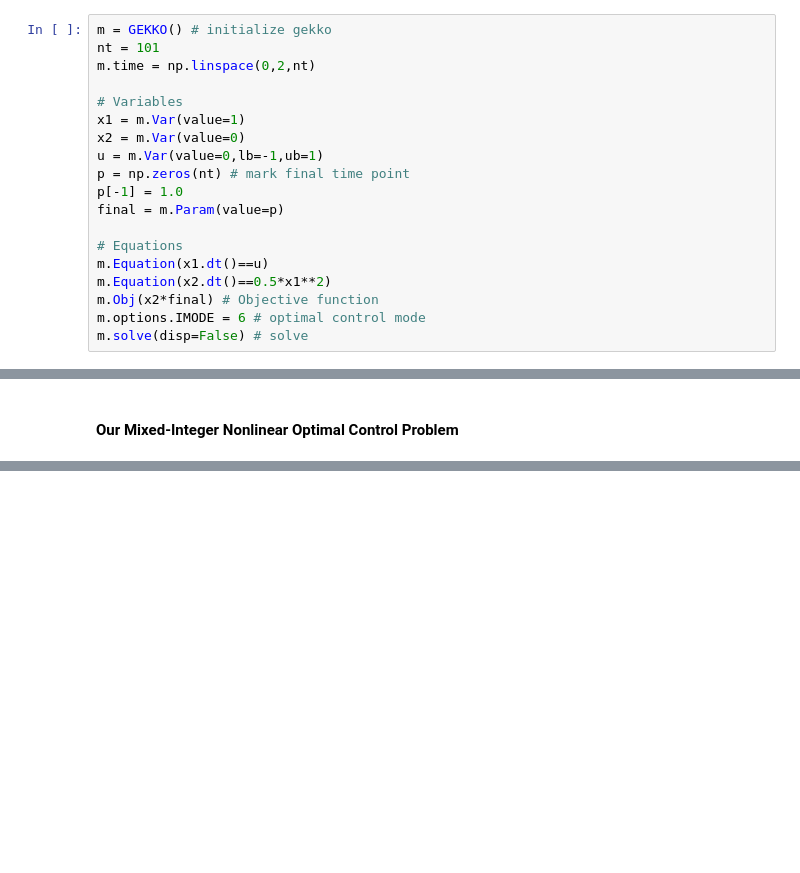
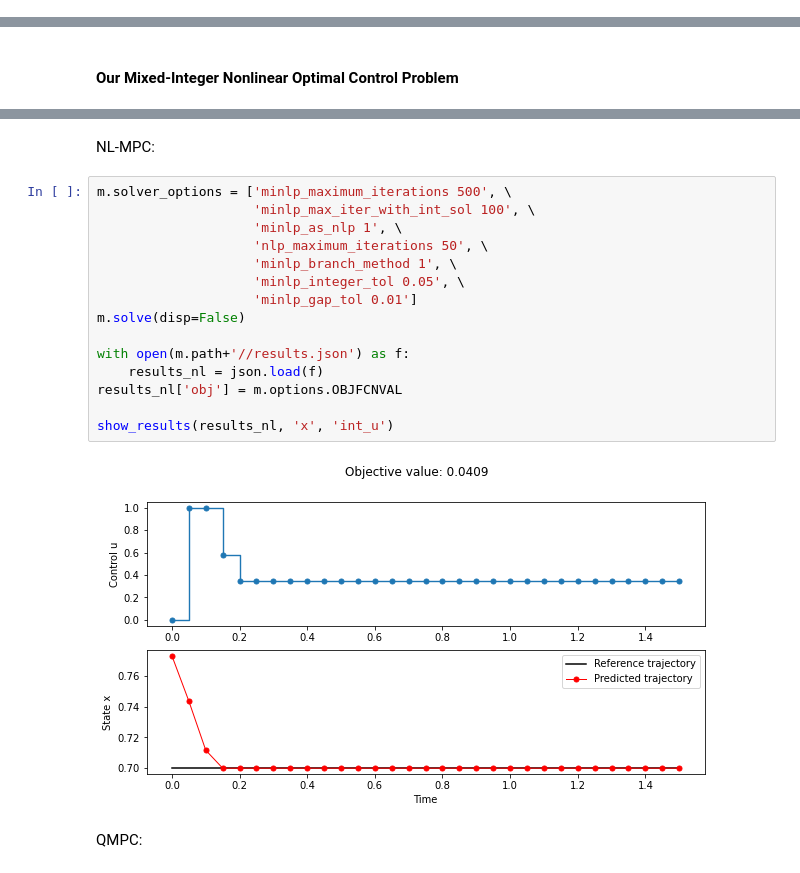
Before and after one commit to anabatsh/Optimal-Control, a Jupyter notebook: gekko.ipynb, the cells around one changed output, grey strips where cells are left out. Saved outputs shown, nothing was run; the diff lists cells and outputs as text; blank space fills up the shorter version.

```diff
--- a/gekko.ipynb
+++ b/gekko.ipynb
@@ -133,19 +6,0 @@ $
-# %%
-m = GEKKO() # initialize gekko
-nt = 101
-m.time = np.linspace(0,2,nt)
-
-# Variables
-x1 = m.Var(value=1)
-x2 = m.Var(value=0)
-u = m.Var(value=0,lb=-1,ub=1)
-p = np.zeros(nt) # mark final time point
-p[-1] = 1.0
-final = m.Param(value=p)
-
-# Equations
-m.Equation(x1.dt()==u)
-m.Equation(x2.dt()==0.5*x1**2)
-m.Obj(x2*final) # Objective function
-m.options.IMODE = 6 # optimal control mode
-m.solve(disp=False) # solve
@@ -203,0 +142,21 @@ $
+# %% [markdown]
+NL-MPC:
+# %%
+m.solver_options = ['minlp_maximum_iterations 500', \
+                    'minlp_max_iter_with_int_sol 100', \
+                    'minlp_as_nlp 1', \
+                    'nlp_maximum_iterations 50', \
+                    'minlp_branch_method 1', \
+                    'minlp_integer_tol 0.05', \
+                    'minlp_gap_tol 0.01']
+m.solve(disp=False)
+
+with open(m.path+'//results.json') as f:
+    results_nl = json.load(f)
+results_nl['obj'] = m.options.OBJFCNVAL
+
+show_results(results_nl, 'x', 'int_u')
+# %% [output]
+[figure, added]
+# %% [markdown]
+QMPC:
```
Also changed, not shown: parts of 21 cells of this notebook, 2 other files.
